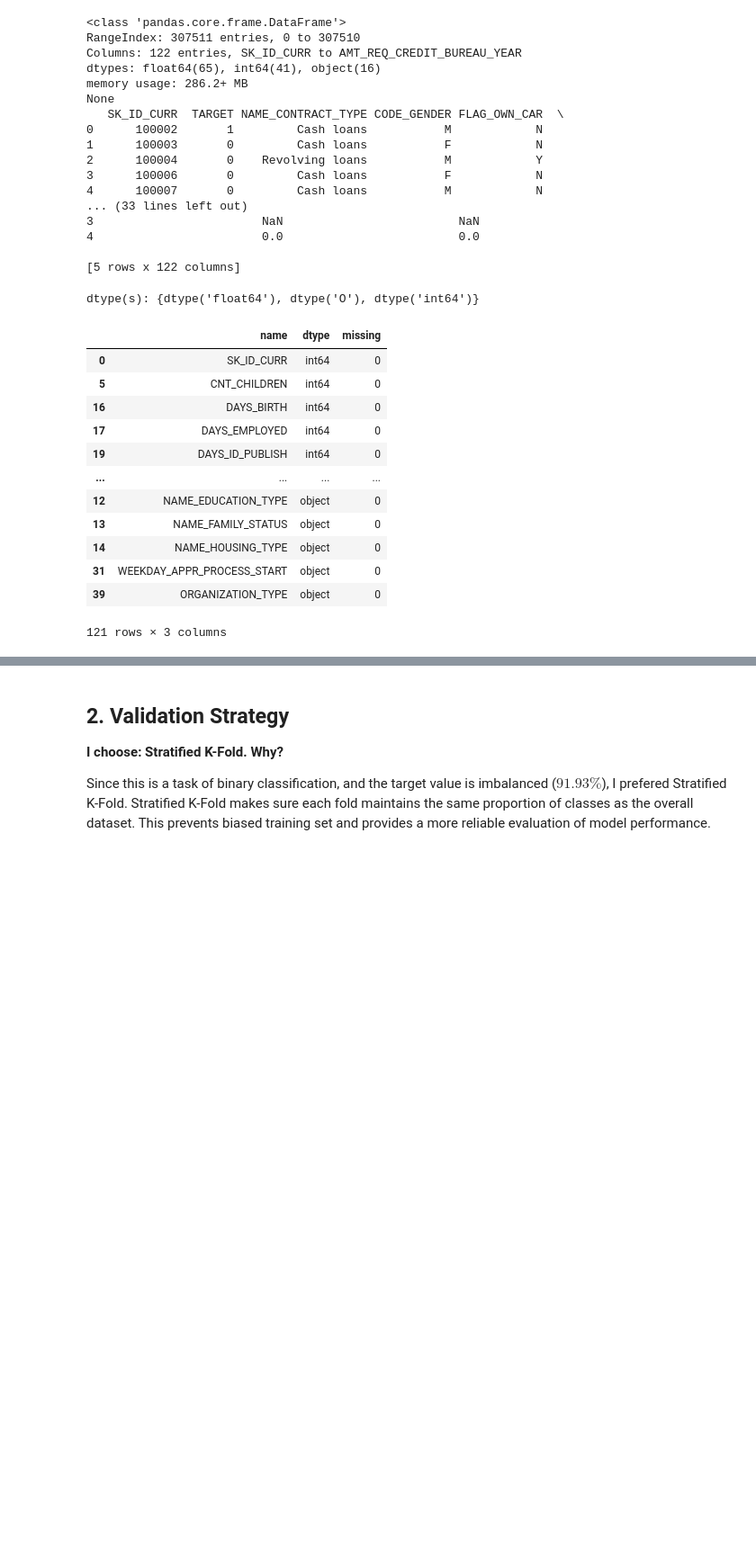
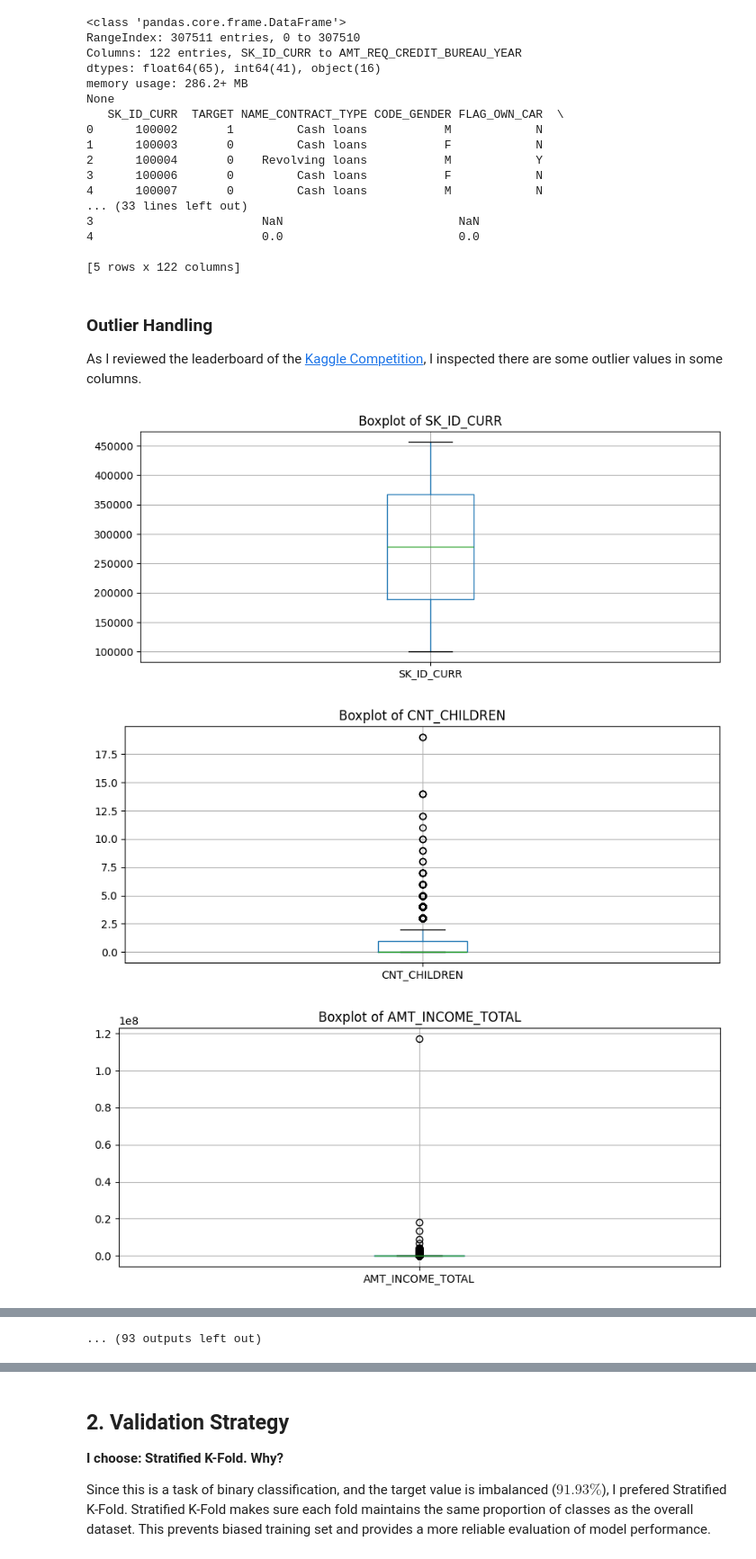
Before and after one commit to boraboyacioglu-itu/b2metric-case-study, a Jupyter notebook: main.ipynb, the cells around one changed output, grey strips where cells are left out. Shown at 90% size. Cells and saved outputs as stored; diff of their text form; code cells hidden in the pictures; blank space fills up the shorter version.

```diff
--- a/main.ipynb
+++ b/main.ipynb
@@ -66,29 +95,20 @@ None
 X = df.drop(columns=['TARGET'])
 y = df['TARGET']
 del df
-# %%
-# List missing values.
-al.prints(f'dtype(s): {set(X.dtypes)}', s=['g'])
-pd.DataFrame([
-    {
-        'name': col,
-        'dtype': X[col].dtype,
-        'missing': X[col].isnull().sum()
-    }
-    for col in X.columns
-]).sort_values(by=['dtype', 'missing'], ascending=[True, False])
-# %% [output]
-dtype(s): {dtype('float64'), dtype('O'), dtype('int64')}
-|  | name | dtype | missing |
-| 0 | SK_ID_CURR | int64 | 0 |
-| 5 | CNT_CHILDREN | int64 | 0 |
-| 16 | DAYS_BIRTH | int64 | 0 |
-| 17 | DAYS_EMPLOYED | int64 | 0 |
-| 19 | DAYS_ID_PUBLISH | int64 | 0 |
-| ... | ... | ... | ... |
-| 12 | NAME_EDUCATION_TYPE | object | 0 |
-| 13 | NAME_FAMILY_STATUS | object | 0 |
-| 14 | NAME_HOUSING_TYPE | object | 0 |
-| 31 | WEEKDAY_APPR_PROCESS_START | object | 0 |
-| 39 | ORGANIZATION_TYPE | object | 0 |
-121 rows × 3 columns
+# %% [markdown]
+### Outlier Handling
+
+As I reviewed the leaderboard of the [Kaggle Competition](https://www.kaggle.com/competitions/home-credit-default-risk/code), I inspected there are some outlier values in some columns.
+# %%
+# Plot boxplots for each numeric column
+for col in X.select_dtypes(include=['float64', 'int64']).columns:
+    plt.figure(figsize=(10, 4))
+    X.boxplot(column=col)
+    plt.title(f'Boxplot of {col}')
+    plt.show()
+
+# The output is too long, so just collapse the outputs.
+# %% [output]
+[figure, added]
+[figure, added]
+[figure, added]
@@ -94,0 +124 @@ dtype(s): {dtype('float64'), dtype('O'), dtype('int64')}
+... (93 outputs left out)
```
Also changed, not shown: parts of 48 cells of this notebook, 9 other files.
